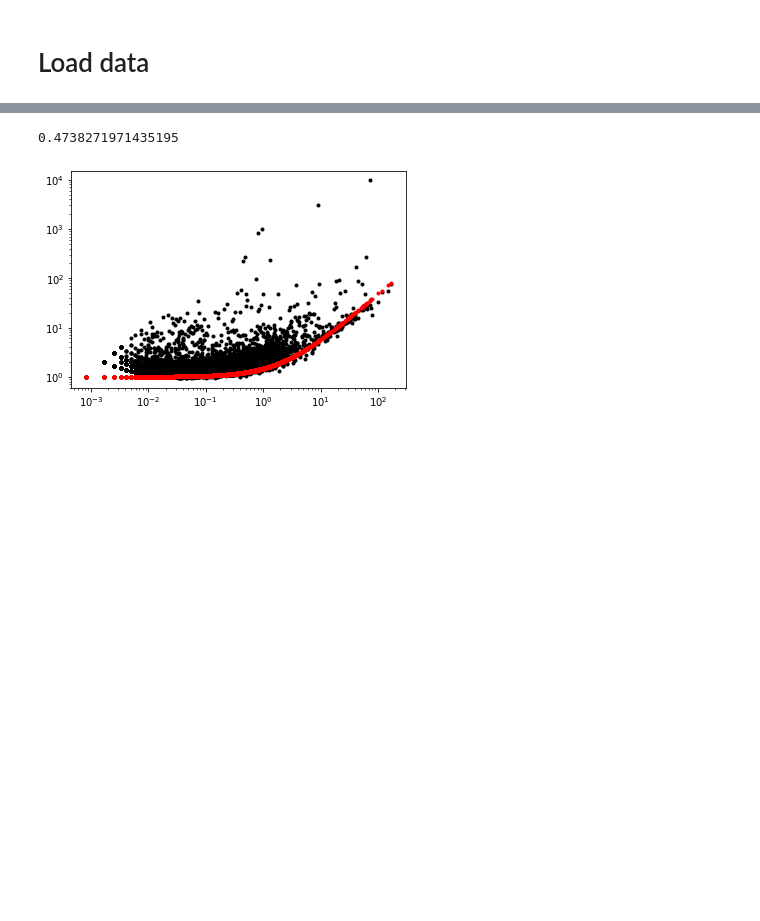
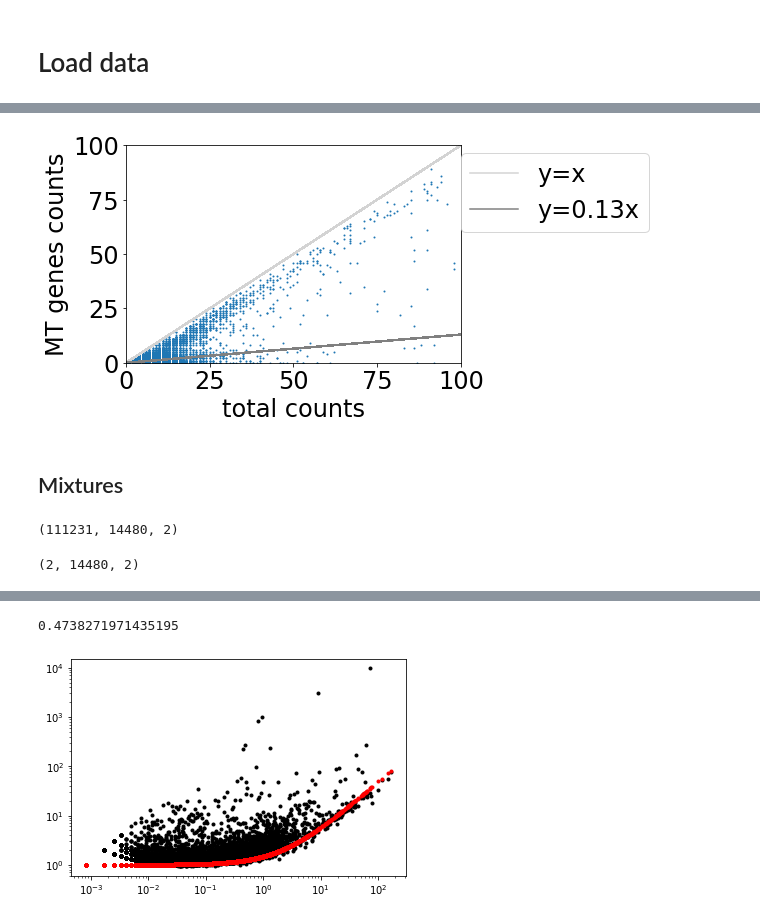
Before and after one commit to meichenfang/FP_2025, a Jupyter notebook: empty_droplets.ipynb, the cells around one changed output, grey strips where cells are left out. Drawn from its saved outputs; the diff is of its cells as text; code cells hidden in the pictures; blank space fills up the shorter version.

```diff
--- a/empty_droplets.ipynb
+++ b/empty_droplets.ipynb
@@ -28,0 +105,21 @@ adata = raw_data[filtered_idx]
+# %%
+plt.plot(total_UMI, total_UMI,'lightgray',label="y=x");
+plt.plot(total_UMI, 0.13*total_UMI,'gray',label="y=0.13x");
+plt.scatter(total_UMI, MT_sum,s=1);
+plt.xlabel("total counts")
+plt.ylabel("MT genes counts")
+plt.ylim((0,100))
+plt.xlim((0,100))
+plt.legend(loc=(1,0.6));
+# %% [output]
+[figure, added]
+# %% [markdown]
+## Mixtures
+# %%
+idx = (raw_data.layers[unspliced_layer].toarray().var(0)>0) & (raw_data.layers[spliced_layer].toarray().var(0)>0)
+X = np.zeros((raw_data.n_obs,idx.sum(),2))
+X[:,:,0] = raw_data.layers[unspliced_layer].toarray()[:,idx]
+X[:,:,1] = raw_data.layers[spliced_layer].toarray()[:,idx]
+X.shape
+# %% [output]
+(111231, 14480, 2)
@@ -28,0 +128,12 @@ adata = raw_data[filtered_idx]
+# %%
+theta0 = np.zeros((2,raw_data.n_vars,2))
+theta0[0,:,0] = raw_data[filtered_idx].layers[unspliced_layer].toarray().mean(0)
+theta0[0,:,1] = raw_data[filtered_idx].layers[spliced_layer].toarray().mean(0)
+theta0[1,:,0] = raw_data[dead_idx].layers[unspliced_layer].toarray().mean(0)
+theta0[1,:,1] = raw_data[dead_idx].layers[spliced_layer].toarray().mean(0)
+theta0 /= theta0.sum(axis=(1,2),keepdims=True)
+
+theta0 = theta0[:,idx]
+theta0.shape
+# %% [output]
+(2, 14480, 2)
```
Also changed, not shown: parts of 100 cells of this notebook, 2 other files.
